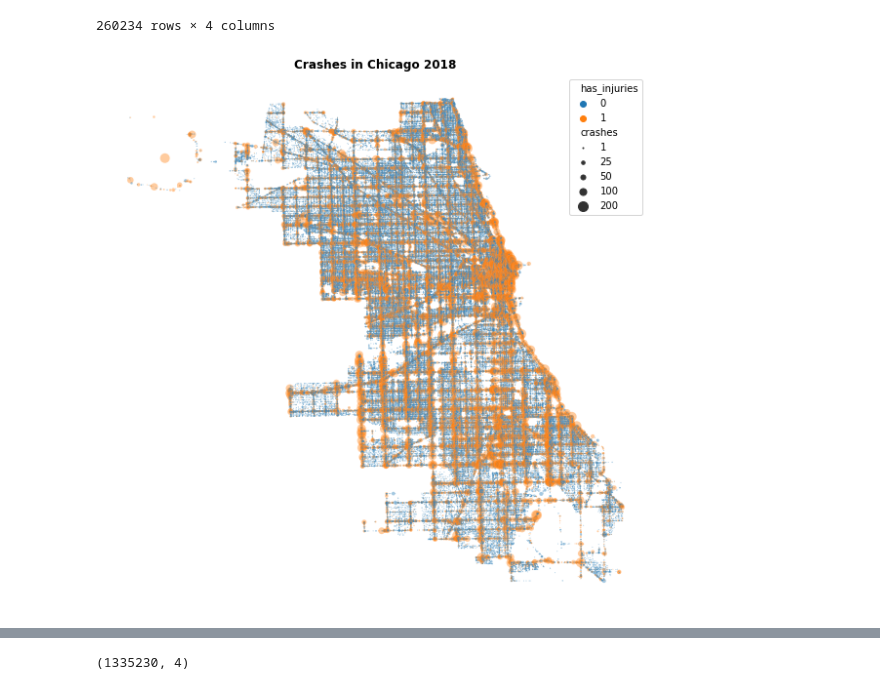
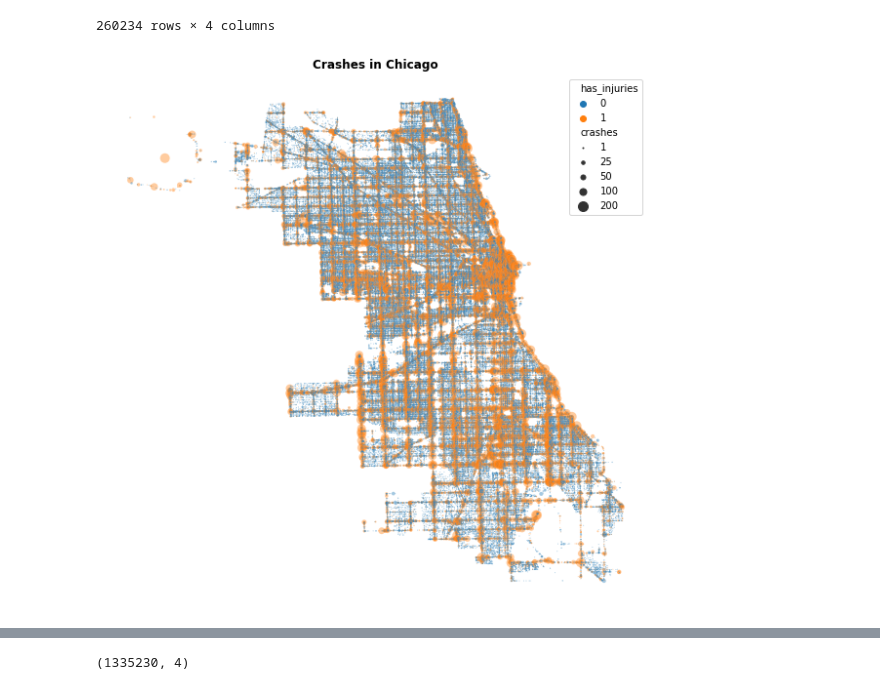
Before and after one commit to Milgha/Phase3-Project, a Jupyter notebook: Milad_Notebook.ipynb, the cells around one changed output, grey strips where cells are left out. Cells and saved outputs as stored; diff of their text form; code cells hidden in the pictures.

```diff
--- a/Milad_Notebook.ipynb
+++ b/Milad_Notebook.ipynb
@@ -196,11 +176,11 @@ crash_df_
 # %%
 plt.subplots(figsize=(10,10))
 fg = sns.scatterplot(data=crash_df_, x='LONGITUDE',y='LATITUDE',
                 hue='has_injuries', sizes={1:1,25:12.5,50:25,100:50,200:100}, size_norm=(1,100), size='crashes', alpha=.4)
 fg.set_axis_off()
-fg.set_title('Crashes in Chicago 2018',fontweight='bold');
+fg.set_title('Crashes in Chicago',fontweight='bold');
 # %% [output]
-[figure, old version]
+[figure, new version]
 # %%
 df_crashes_drop.replace({'UNKNOWN':np.nan}, inplace=True)
 # %%
```
Also changed, not shown: parts of 43 cells of this notebook.
